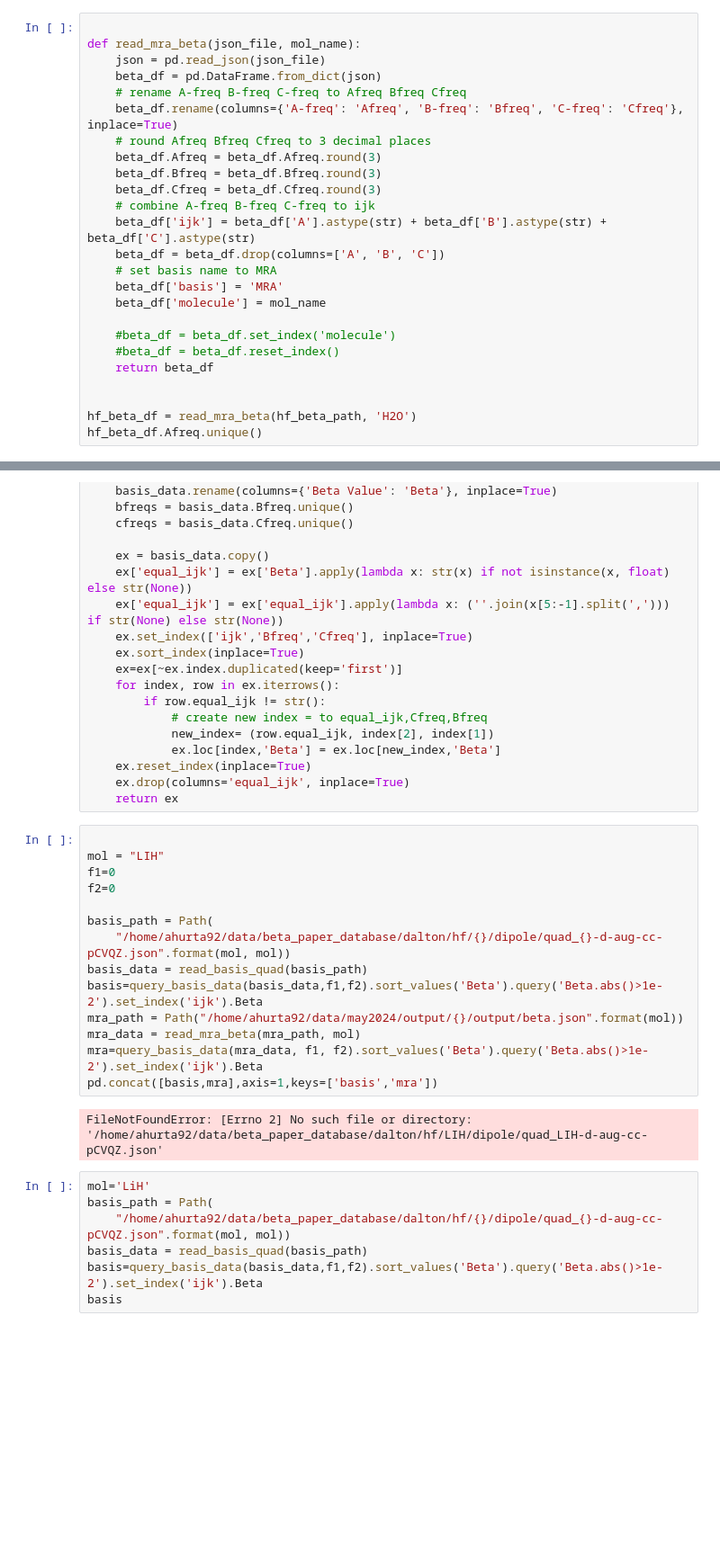
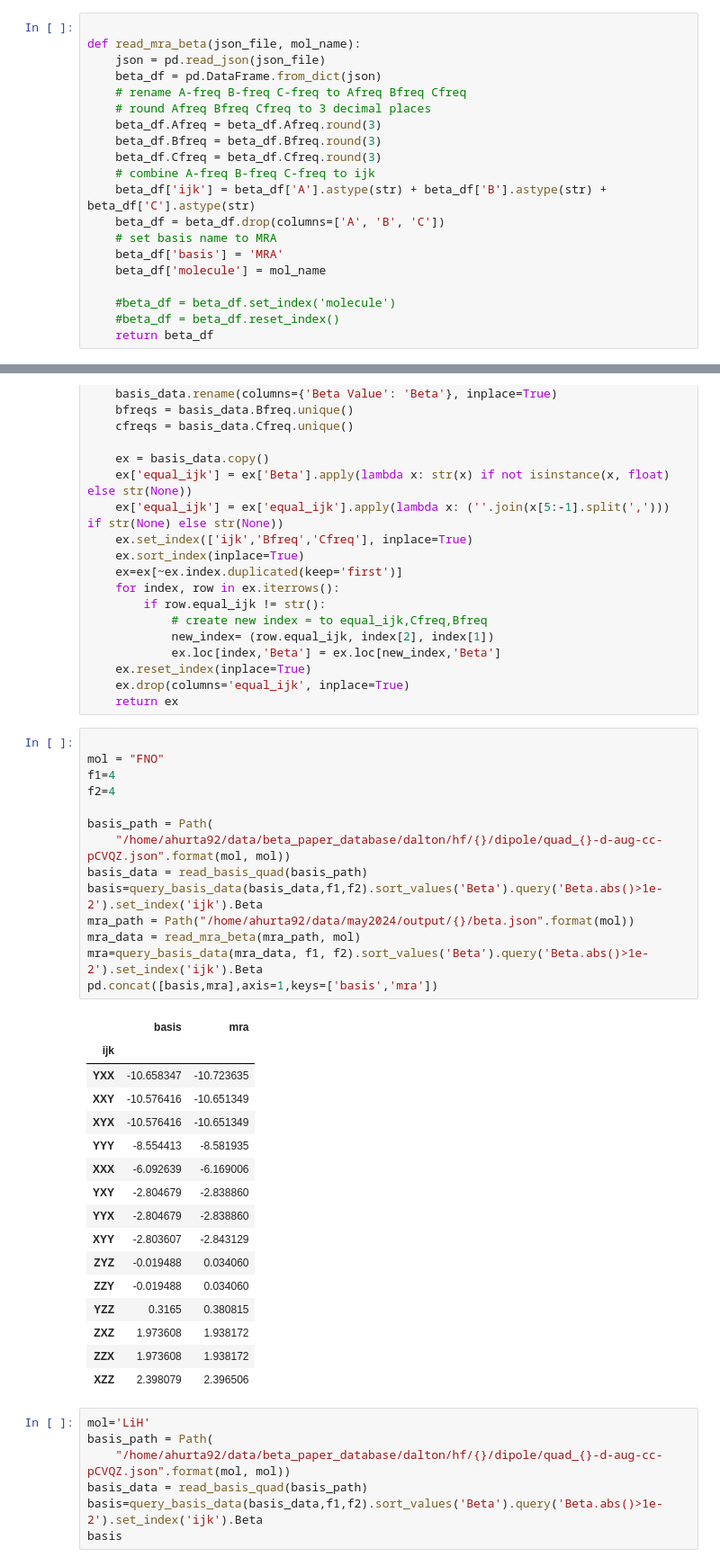
Before and after one commit to ahurta92/QuantumResponsePro, a Jupyter notebook: examples/PolarizabilityPaper/response_paper_2_toc.ipynb, the cells around one changed output, grey strips where cells are left out. Shown at 90% size. Saved outputs shown, nothing was run; the diff lists cells and outputs as text; blank space fills up the shorter version.

Commit message:
Simplifying Reading in of alpha.json and beta.json

```diff
--- a/examples/PolarizabilityPaper/response_paper_2_toc.ipynb
+++ b/examples/PolarizabilityPaper/response_paper_2_toc.ipynb
@@ -134,7 +134,6 @@ def read_mra_beta(json_file, mol_name):
     json = pd.read_json(json_file)
     beta_df = pd.DataFrame.from_dict(json)
     # rename A-freq B-freq C-freq to Afreq Bfreq Cfreq
-    beta_df.rename(columns={'A-freq': 'Afreq', 'B-freq': 'Bfreq', 'C-freq': 'Cfreq'}, inplace=True)
     # round Afreq Bfreq Cfreq to 3 decimal places
     beta_df.Afreq = beta_df.Afreq.round(3)
     beta_df.Bfreq = beta_df.Bfreq.round(3)
@@ -149,10 +148,6 @@ def read_mra_beta(json_file, mol_name):
     #beta_df = beta_df.set_index('molecule')
     #beta_df = beta_df.reset_index()
     return beta_df
-
-
-hf_beta_df = read_mra_beta(hf_beta_path, 'H2O')
-hf_beta_df.Afreq.unique()
 # %%
 def query_basis_data(df,omega_b,omega_c):
     om=df.Bfreq.unique()
@@ -210,20 +205,35 @@ def read_basis_quad(json_file):
     return ex
 # %%
 
-mol = "LIH"
-f1=0
-f2=0
+mol = "FNO"
+f1=4
+f2=4
 
 basis_path = Path(
     "/home/ahurta92/data/beta_paper_database/dalton/hf/{}/dipole/quad_{}-d-aug-cc-pCVQZ.json".format(mol, mol))
 basis_data = read_basis_quad(basis_path)
 basis=query_basis_data(basis_data,f1,f2).sort_values('Beta').query('Beta.abs()>1e-2').set_index('ijk').Beta
-mra_path = Path("/home/ahurta92/data/may2024/output/{}/output/beta.json".format(mol))
+mra_path = Path("/home/ahurta92/data/may2024/output/{}/beta.json".format(mol))
 mra_data = read_mra_beta(mra_path, mol)
 mra=query_basis_data(mra_data, f1, f2).sort_values('Beta').query('Beta.abs()>1e-2').set_index('ijk').Beta
 pd.concat([basis,mra],axis=1,keys=['basis','mra'])
 # %% [output]
-FileNotFoundError: [Errno 2] No such file or directory: '/home/ahurta92/data/beta_paper_database/dalton/hf/LIH/dipole/quad_LIH-d-aug-cc-pCVQZ.json'
+|  | basis | mra |
+| ijk |  |  |
+| YXX | -10.658347 | -10.723635 |
+| XXY | -10.576416 | -10.651349 |
+| XYX | -10.576416 | -10.651349 |
+| YYY | -8.554413 | -8.581935 |
+| XXX | -6.092639 | -6.169006 |
+| YXY | -2.804679 | -2.838860 |
+| YYX | -2.804679 | -2.838860 |
+| XYY | -2.803607 | -2.843129 |
+| ZYZ | -0.019488 | 0.034060 |
+| ZZY | -0.019488 | 0.034060 |
+| YZZ | 0.3165 | 0.380815 |
+| ZXZ | 1.973608 | 1.938172 |
+| ZZX | 1.973608 | 1.938172 |
+| XZZ | 2.398079 | 2.396506 |
 # %%
 mol='LiH'
 basis_path = Path(
```
Also changed, not shown: parts of 10 cells of this notebook, 3 other files.
